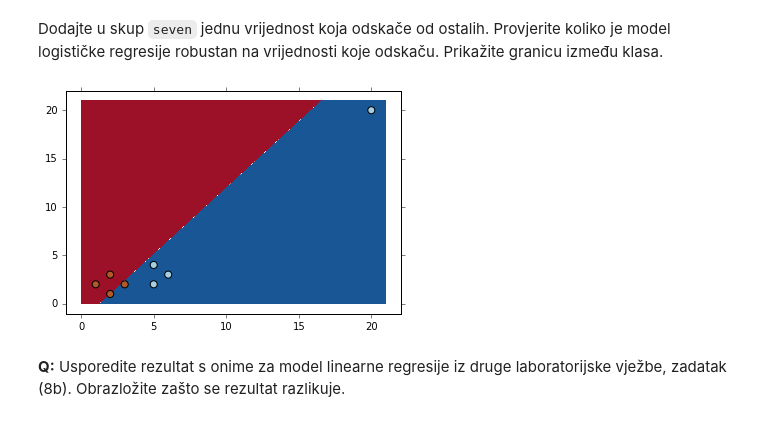
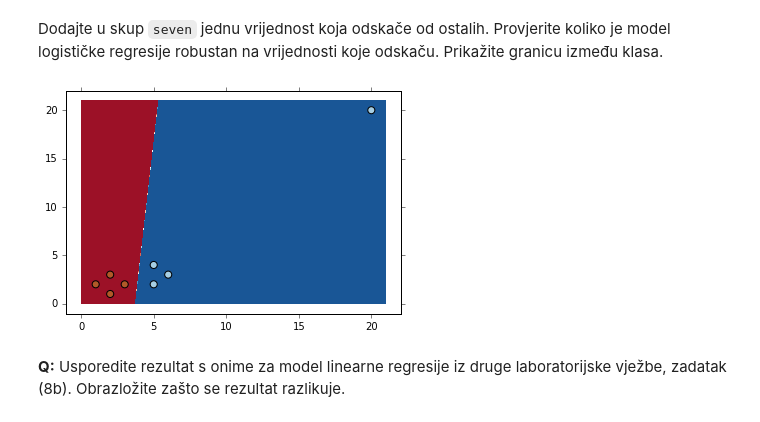
Before and after one commit to antifriz/sedmestar, a Jupyter notebook: su/lab4/SU-2015-LAB3.ipynb, the cells around one changed output. Drawn from its saved outputs; the diff is of its cells as text; code cells hidden in the pictures.

```diff
--- a/su/lab4/SU-2015-LAB3.ipynb
+++ b/su/lab4/SU-2015-LAB3.ipynb
@@ -36,7 +37,7 @@ Populating the interactive namespace from numpy and matplotlib
 # %% [markdown]
 Pomoćna funkcija za iscrtavanje ulaznog prostora primjera i granice između klasa:
 # %%
-def plot_problem(X, y, h=None, surfaces=True, margin=False) :
+def plot_problem(X, y, h=None, surfaces=True, margin=None) :
     '''
     Plots a two-dimensional labeled dataset (X,y) and, if function h(x) is given,
     the decision boundaries (surfaces=False) or decision surfaces (surfaces=True)
@@ -68,7 +69,7 @@ def plot_problem(X, y, h=None, surfaces=True, margin=False) :
             plt.contourf(xx, yy, 1-Z, cmap=plt.cm.RdBu)
         else :
             plt.contourf(xx, yy, Z)
-        if margin!=None:
+        if margin is not None:
             try:
                 Z_test = margin(XX)
                 if shape(Z_test) == () :
@@ -210,7 +211,7 @@ Upoznajte se s klasom [`linear_model.LogisticRegression`](http://scikit-learn.or
 # %%
 from sklearn.linear_model import LogisticRegression
 
-lg = LogisticRegression()
+lg = LogisticRegression(tol=0.0001,C=10e+10, max_iter=2000)
 lg.fit(seven_X,seven_y)
 
 plot_problem(seven_X, seven_y, lg.predict)
@@ -228,12 +228,11 @@ Dodajte u skup `seven` jednu vrijednost koja odskače od ostalih. Provjerite kol
 # %%
 eight_X = np.vstack((seven_X,(20,20)))
 eight_y = np.hstack((seven_y,[0]))
-lg2 = LogisticRegression(max_iter=2000)
-lg2.fit(eight_X,eight_y)
+lg.fit(eight_X,eight_y)
 
 plot_problem(eight_X, eight_y, lg.predict)
 # %% [output]
-[figure, old version]
+[figure, new version]
 # %% [markdown]
 
 **Q:** Usporedite rezultat s onime za model linearne regresije iz druge laboratorijske vježbe, zadatak (8b). Obrazložite zašto se rezultat razlikuje.
```
Also changed, not shown: parts of 12 cells of this notebook.
